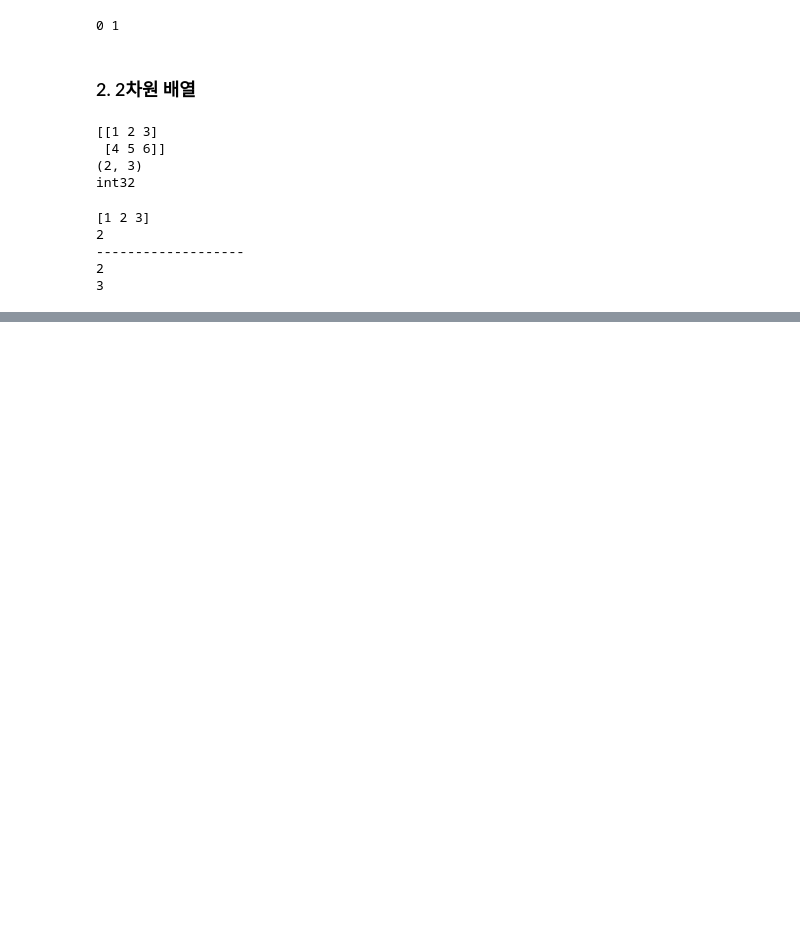
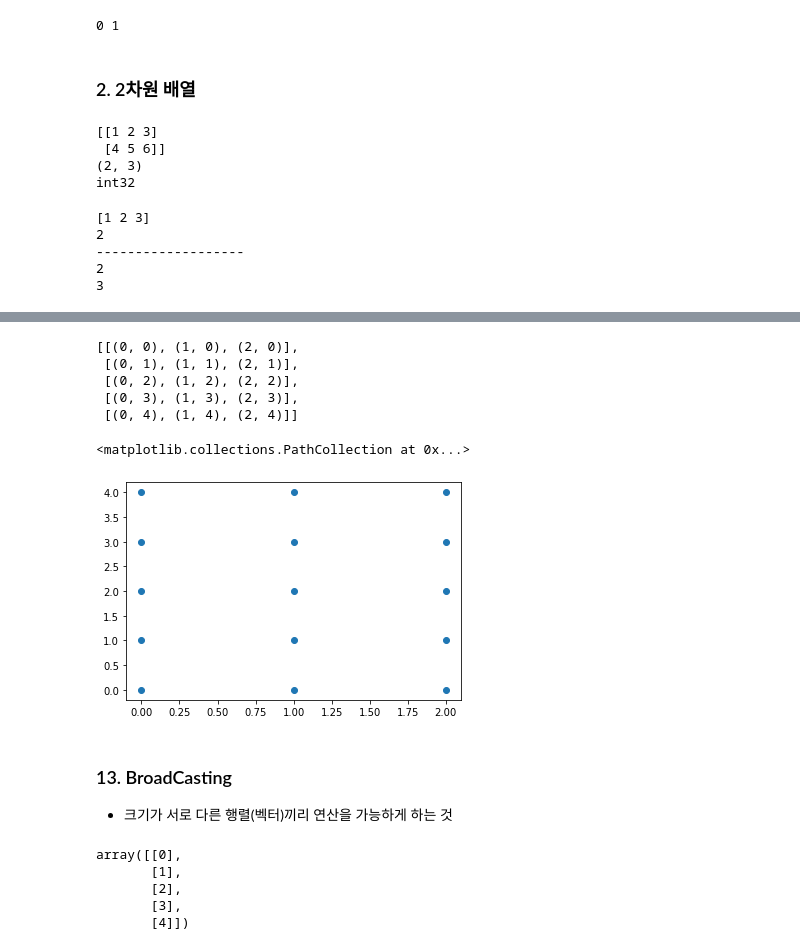
Before and after one commit to not147/PythonBasic, a Jupyter notebook: pythonwork/analysis/1_numpy.ipynb, the cells around one changed output, grey strips where cells are left out. Drawn from its saved outputs; the diff is of its cells as text; code cells hidden in the pictures; blank space fills up the shorter version.

```diff
--- a/pythonwork/analysis/1_numpy.ipynb
+++ b/pythonwork/analysis/1_numpy.ipynb
@@ -99,0 +666,3 @@ print(len(arr[0]))
+# %%
+x = np.arange(3)
+x
@@ -99,0 +671,3 @@ print(len(arr[0]))
+# %%
+y = np.arange(5)
+y
@@ -99,0 +676,6 @@ print(len(arr[0]))
+# %%
+X, Y = np.meshgrid(x, y)
+
+print(X)
+print("----------------")
+print(Y)
@@ -99,0 +694,28 @@ print(len(arr[0]))
+# %%
+z = [ list(zip(x, y)) for x, y in zip(X, Y)]
+# %% [output]
+[[(0, 0), (1, 0), (2, 0)],
+ [(0, 1), (1, 1), (2, 1)],
+ [(0, 2), (1, 2), (2, 2)],
+ [(0, 3), (1, 3), (2, 3)],
+ [(0, 4), (1, 4), (2, 4)]]
+# %%
+import matplotlib.pylab as plt
+plt.scatter(X, Y)
+# %% [output]
+<matplotlib.collections.PathCollection at 0x...>
+[figure, added]
+# %% [markdown]
+### 13. BroadCasting
+
++ 크기가 서로 다른 행렬(벡터)끼리 연산을 가능하게 하는 것
+# %%
+[i for i in range(5)[0:3]]
+
+np.arange(5)[:, np.newaxis]
+# %% [output]
+array([[0],
+       [1],
+       [2],
+       [3],
+       [4]])
```
Also changed, not shown: parts of 49 cells of this notebook.
